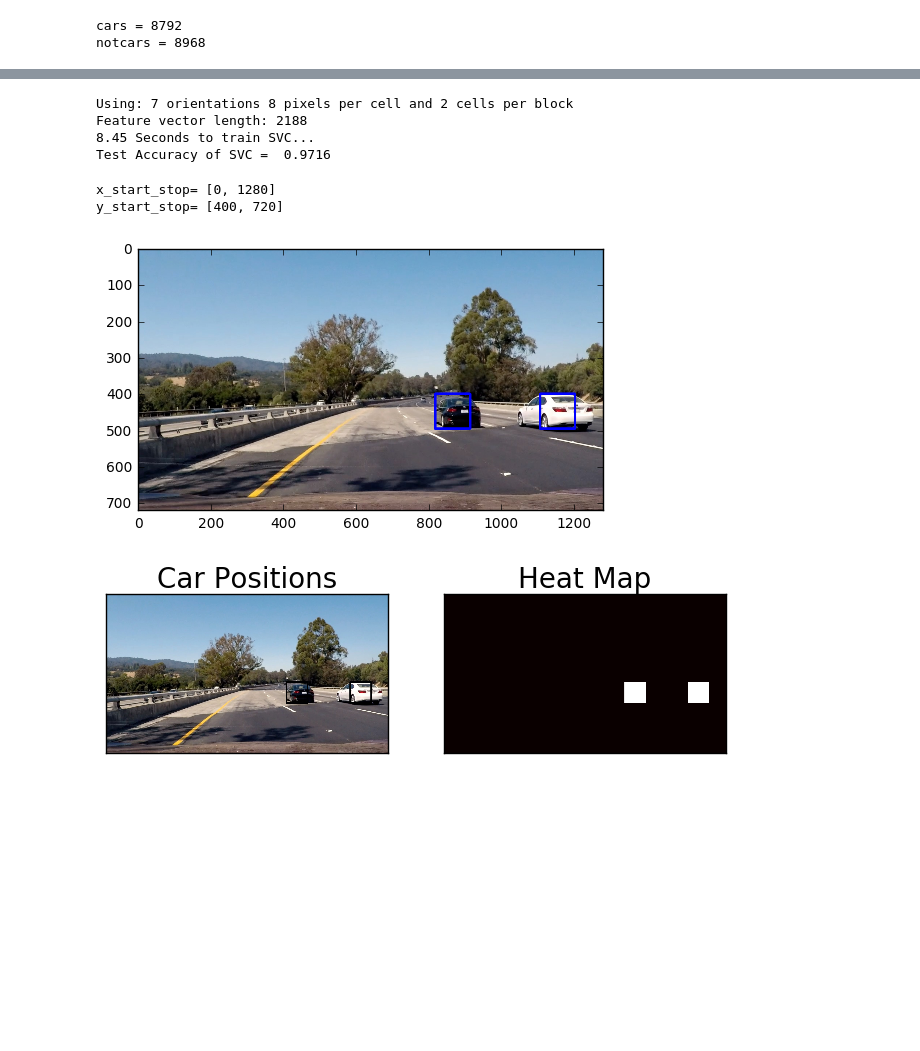
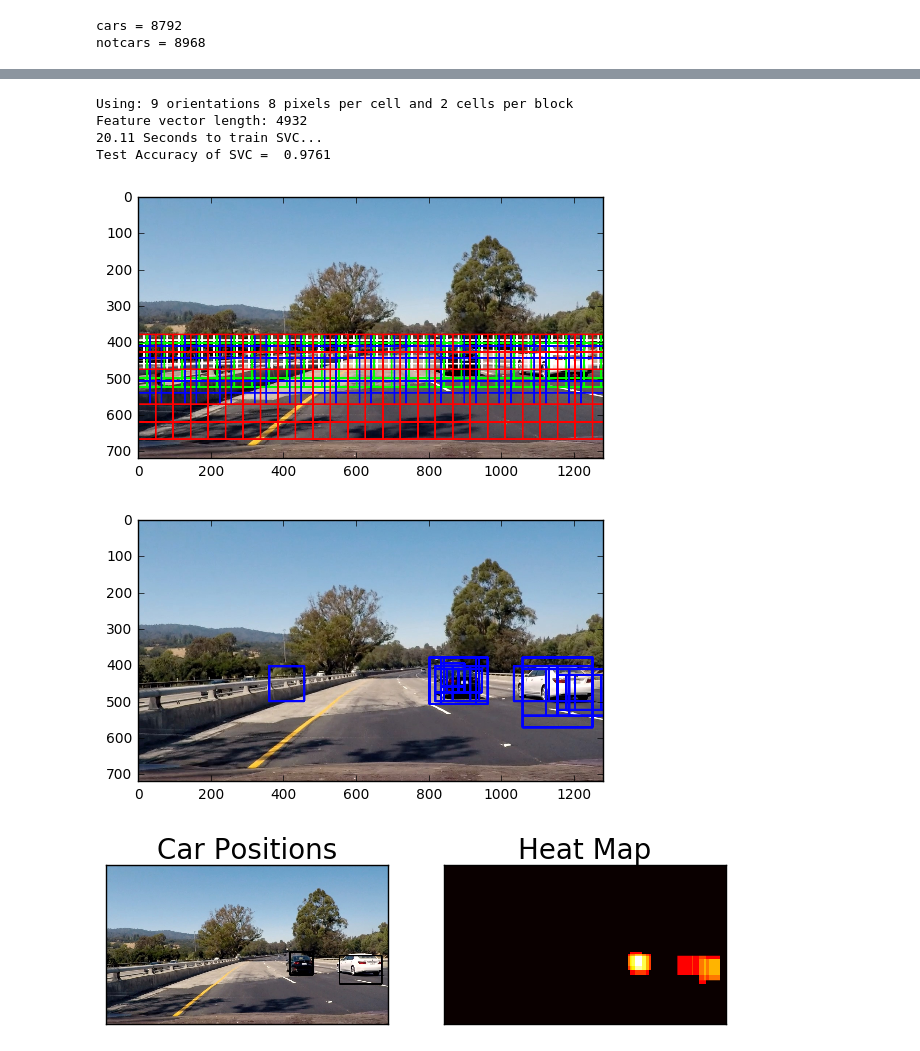
Before and after one commit to HidetoKimura/carnd_vehicle_detection, a Jupyter notebook: project_main.ipynb, the cells around one changed output, grey strips where cells are left out. Cells and saved outputs as stored; diff of their text form; code cells hidden in the pictures; blank space fills up the shorter version.

```diff
--- a/project_main.ipynb
+++ b/project_main.ipynb
@@ -252,12 +252,12 @@ plt.show()
 # %%
 ### TODO: Tweak these parameters and see how the results change.
 color_space = 'YUV' # Can be RGB, HSV, LUV, HLS, YUV, YCrCb
-orient = 7  # HOG orientations
+orient = 9  # HOG orientations
 pix_per_cell = 8 # HOG pixels per cell
 cell_per_block = 2 # HOG cells per block
 hog_channel = 0 # Can be 0, 1, 2, or "ALL"
-spatial_size = (16, 16) # Spatial binning dimensions
-hist_bins = 16    # Number of histogram bins
+spatial_size = (32, 32) # Spatial binning dimensions
+hist_bins = 32    # Number of histogram bins
 spatial_feat = True # Spatial features on or off
 hist_feat = True # Histogram features on or off
 hog_feat = True # HOG features on or off
@@ -305,10 +305,10 @@ print('Test Accuracy of SVC = ', round(svc.score(X_test, y_test), 4))
 # Check the prediction time for a single sample
 t=time.time()
 # %% [output]
-Using: 7 orientations 8 pixels per cell and 2 cells per block
-Feature vector length: 2188
-8.45 Seconds to train SVC...
-Test Accuracy of SVC =  0.9716
+Using: 9 orientations 8 pixels per cell and 2 cells per block
+Feature vector length: 4932
+20.11 Seconds to train SVC...
+Test Accuracy of SVC =  0.9761
 # %%
 # Define a function to extract features from a single image window
 # This function is very similar to extract_features()
@@ -391,37 +391,54 @@ def search_windows(img, windows, clf, scaler, color_space='RGB',
     #8) Return windows for positive detections
     return on_windows
 # %%
+def search_slide_windows(image):
+    x_start_stop = [0, image.shape[1]] # Min and max in x to search in slide_window()
+    xy_windows = ((64,64), (96,96), (128,128), (192,192))
+    y_start_stop_ofsets = [[0, 64], [0, 96], [0, 128], [0, 192]]
+    y_start_stop = [380, 380]
+    windows = []
+    nums = []
+    for (xy_window, ofset) in zip(xy_windows, y_start_stop_ofsets):
+        tmp = [y_start_stop[0]+ofset[0], y_start_stop[1]+ofset[1]]
+        windows += slide_window(image, x_start_stop=x_start_stop, y_start_stop=tmp,
+                               xy_window=xy_window, xy_overlap=(0.75, 0.75))
+        nums.append(len(windows))
+    return windows, nums
+
 image = mpimg.imread('./test_images/test4.jpg')
+window_image = np.copy(image)
 draw_image = np.copy(image)
-x_start_stop = [0, image.shape[1]] # Min and max in x to search in slide_window()
-y_start_stop = [400, image.shape[0]] # Min and max in y to search in slide_window()
-
-print("x_start_stop=",x_start_stop)
-print("y_start_stop=", y_start_stop)
 
 # Uncomment the following line if you extracted training
 # data from .png images (scaled 0 to 1 by mpimg) and the
 # image you are searching is a .jpg (scaled 0 to 255)
 image = image.astype(np.float32)/255
 
-windows = slide_window(image, x_start_stop=x_start_stop, y_start_stop=y_start_stop,
-                    xy_window=(96, 96), xy_overlap=(0.5, 0.5))
+windows, nums = search_slide_windows(image)
 
+window_image = draw_boxes(window_image, windows[:nums[0]], color=(255, 255, 255), thick=3)
+window_image = draw_boxes(window_image, windows[nums[0]:nums[1]], color=(0, 255, 0), thick=3)
+window_image = draw_boxes(window_image, windows[nums[1]:nums[2]], color=(0, 0, 255), thick=3)
+window_image = draw_boxes(window_image, windows[nums[2]:nums[3]], color=(255, 0, 0), thick=3)
+
+plt.imshow(window_image)
+plt.show()
+
+how_windows = []
 hot_windows = search_windows(image, windows, svc, X_scaler, color_space=color_space,
                         spatial_size=spatial_size, hist_bins=hist_bins,
                         orient=orient, pix_per_cell=pix_per_cell,
                         cell_per_block=cell_per_block,
                         hog_channel=hog_channel, spatial_feat=spatial_feat,
                         hist_feat=hist_feat, hog_feat=hog_feat)
 
-window_img = draw_boxes(draw_image, hot_windows, color=(0, 0, 255), thick=6)
+result = draw_boxes(draw_image, hot_windows, color=(0, 0, 255), thick=6)
 
-plt.imshow(window_img)
+plt.imshow(result)
 plt.show()
 # %% [output]
-x_start_stop= [0, 1280]
-y_start_stop= [400, 720]
-[figure, old version]
+[figure, new version]
+[figure, added]
 # %%
 from scipy.ndimage.measurements import label
 
@@ -462,7 +479,7 @@ heat = np.zeros_like(image[:,:,0]).astype(np.float)
 heat = add_heat(heat, hot_windows)
 
 # Apply threshold to help remove false positives
-heat = apply_threshold(heat, 0.5)
+heat = apply_threshold(heat, 3)
 
 # Visualize the heatmap when displaying
 heatmap = np.clip(heat, 0, 255)
@@ -486,7 +503,7 @@ subplot2.set_title('Heat Map', fontsize=20)
 subplot2.imshow(heatmap, cmap='hot')
 plt.show()
 # %% [output]
-[figure, old version]
+[figure, new version]
 # %%
 from collections import deque
 
```
Also changed, not shown: parts of 4 cells of this notebook, 2 other files.
